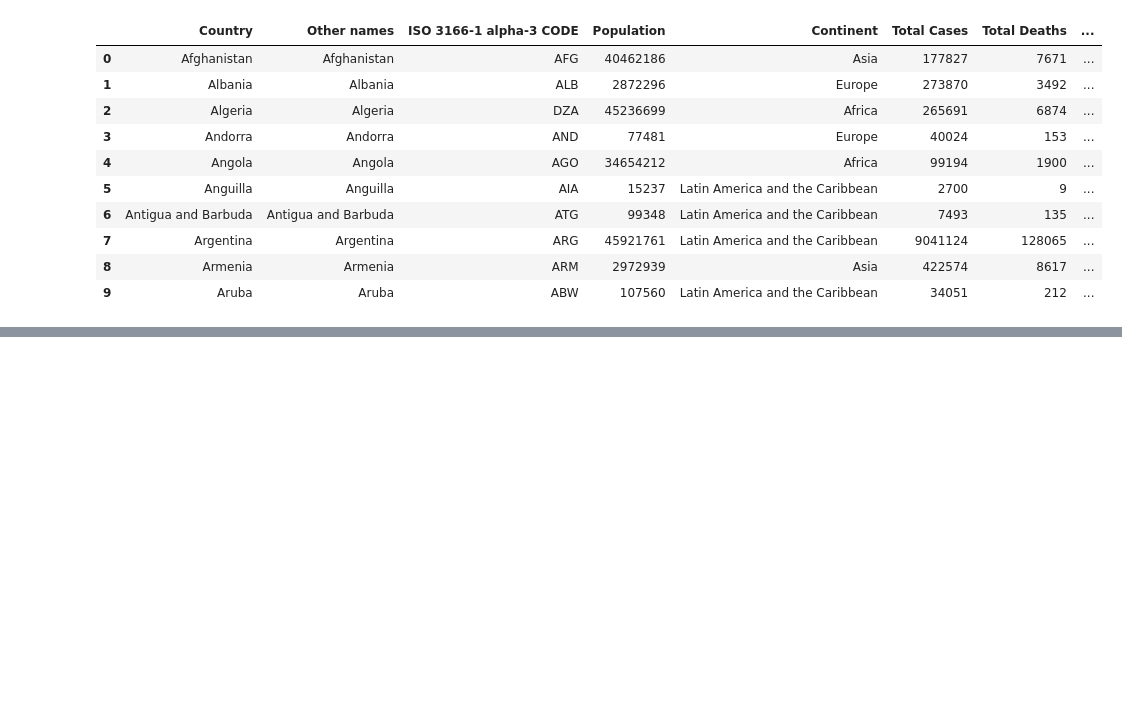
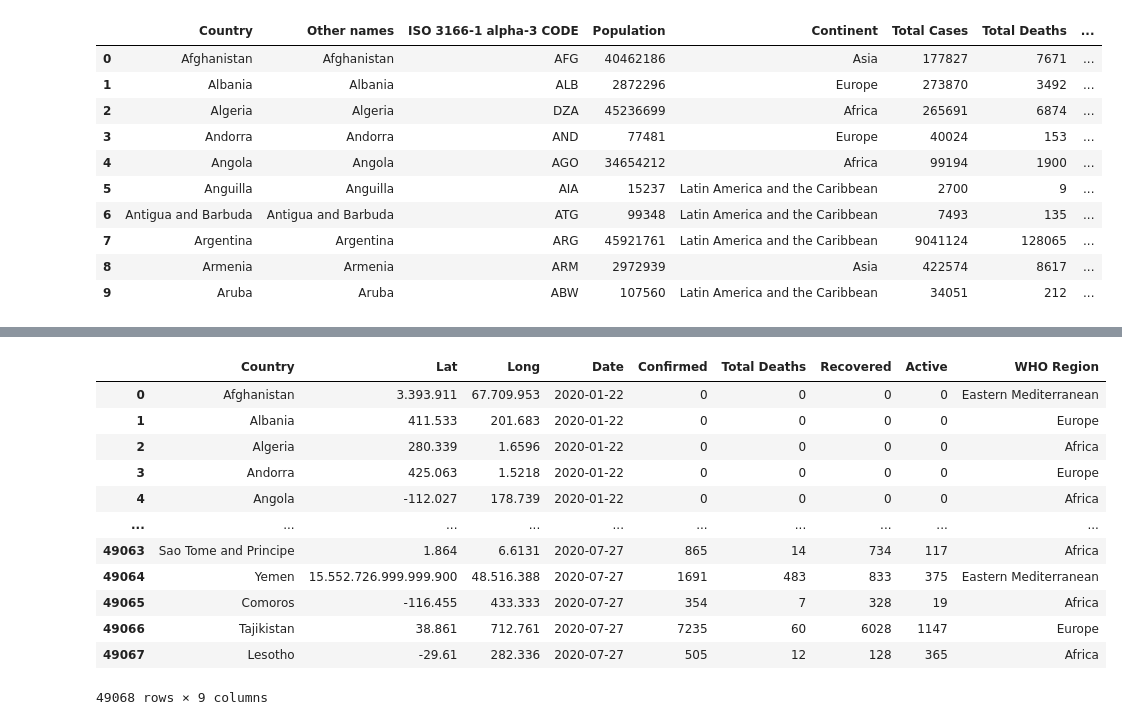
Before and after one commit to ogutu-23/Covid-19-Pandemic, a Jupyter notebook: index.ipynb, the cells around one changed output, grey strips where cells are left out. Drawn from its saved outputs; the diff is of its cells as text; code cells hidden in the pictures; blank space fills up the shorter version.

```diff
--- a/index.ipynb
+++ b/index.ipynb
@@ -93,0 +149,19 @@ df4.head(7)
+# %%
+# Renaming columns in df3b
+df3 = df3.rename(columns={'Country/Region': 'Country', 'Deaths': 'Total Deaths'})
+df3 = df3.reset_index(drop=True)
+df3
+# %% [output]
+|  | Country | Lat | Long | Date | Confirmed | Total Deaths | Recovered | Active | WHO Region |
+| 0 | Afghanistan | 3.393.911 | 67.709.953 | 2020-01-22 | 0 | 0 | 0 | 0 | Eastern Mediterranean |
+| 1 | Albania | 411.533 | 201.683 | 2020-01-22 | 0 | 0 | 0 | 0 | Europe |
+| 2 | Algeria | 280.339 | 1.6596 | 2020-01-22 | 0 | 0 | 0 | 0 | Africa |
+| 3 | Andorra | 425.063 | 1.5218 | 2020-01-22 | 0 | 0 | 0 | 0 | Europe |
+| 4 | Angola | -112.027 | 178.739 | 2020-01-22 | 0 | 0 | 0 | 0 | Africa |
+| ... | ... | ... | ... | ... | ... | ... | ... | ... | ... |
+| 49063 | Sao Tome and Principe | 1.864 | 6.6131 | 2020-07-27 | 865 | 14 | 734 | 117 | Africa |
+| 49064 | Yemen | 15.552.726.999.999.900 | 48.516.388 | 2020-07-27 | 1691 | 483 | 833 | 375 | Eastern Mediterranean |
+| 49065 | Comoros | -116.455 | 433.333 | 2020-07-27 | 354 | 7 | 328 | 19 | Africa |
+| 49066 | Tajikistan | 38.861 | 712.761 | 2020-07-27 | 7235 | 60 | 6028 | 1147 | Europe |
+| 49067 | Lesotho | -29.61 | 282.336 | 2020-07-27 | 505 | 12 | 128 | 365 | Africa |
+49068 rows × 9 columns
```
Also changed, not shown: parts of 57 cells of this notebook, 2 other files.
